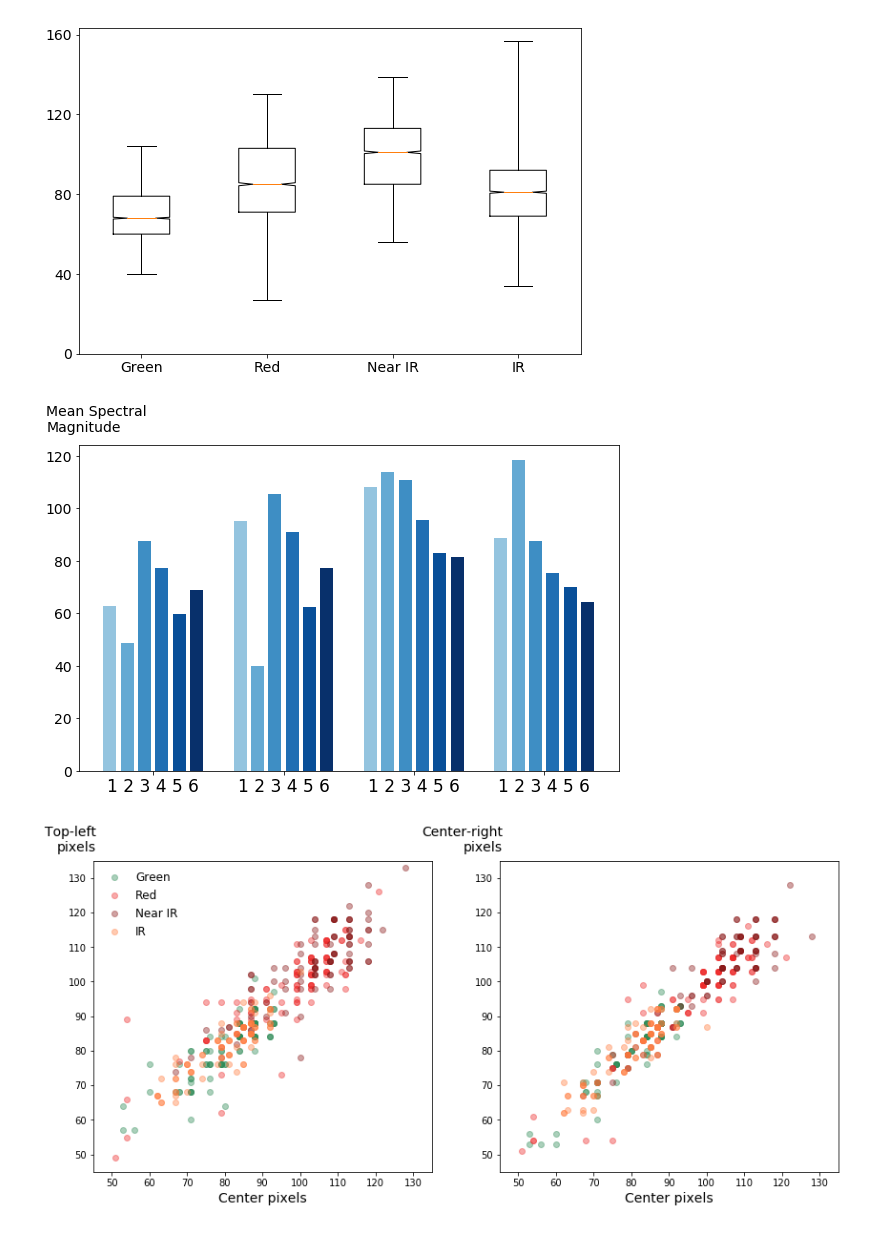
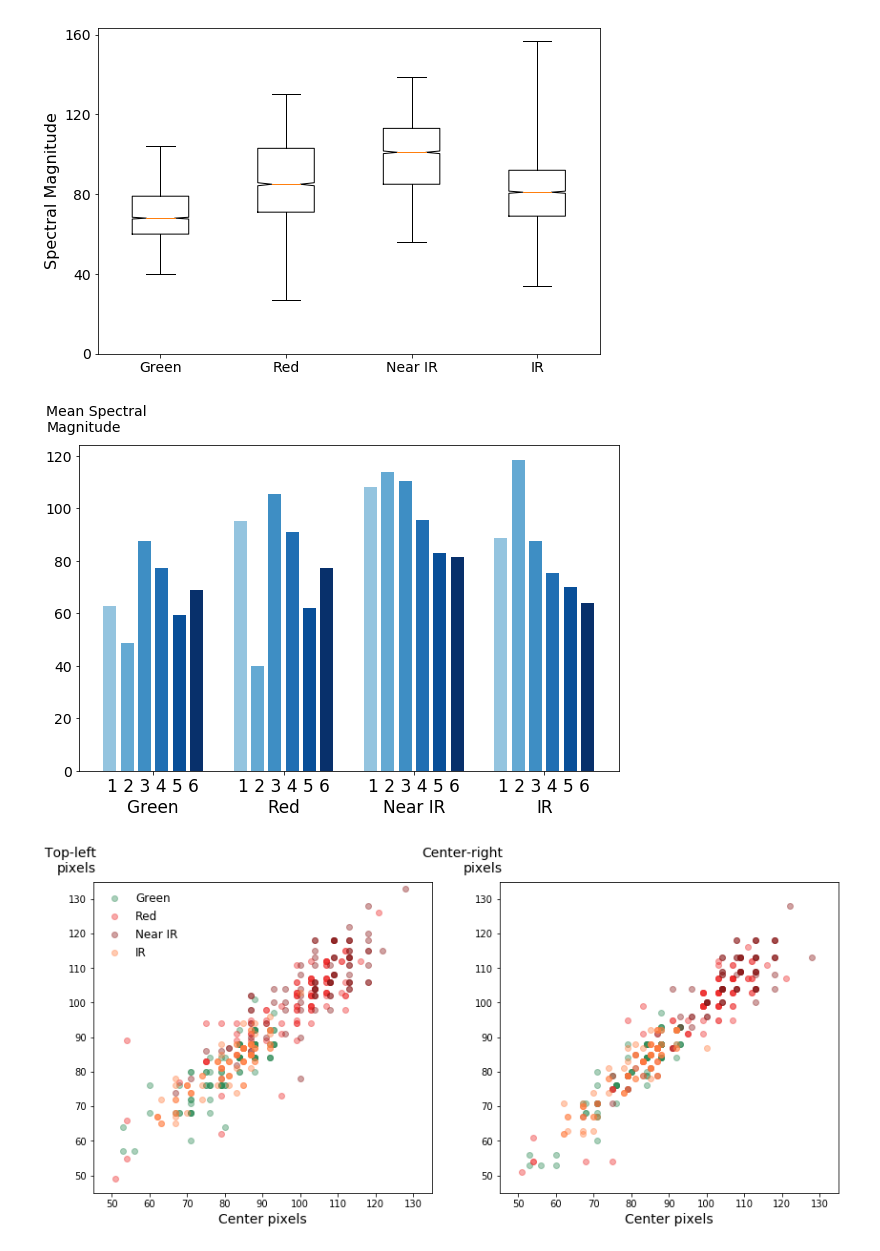
Before and after one commit to NeuroLaunch/Metis-Submissions, a Jupyter notebook: Project3_Week04_McNulty/McNulty_DataAssessment.ipynb, the cells around one changed output. Cells and saved outputs as stored; diff of their text form; code cells hidden in the pictures.

```diff
--- a/Project3_Week04_McNulty/McNulty_DataAssessment.ipynb
+++ b/Project3_Week04_McNulty/McNulty_DataAssessment.ipynb
@@ -11,0 +26,8 @@ import matplotlib.cm as cm
+# %%
+# Load the pre-defined training and test data sets #
+# I'll evaluate below if the train/test separation is reasonable.
+col_names = list(range(1,36+1))
+col_names.append('Labels')
+
+df_trainraw = pd.read_csv('data/sat.trn', sep=' ', header=None, names = col_names)
+df_testraw = pd.read_csv('data/sat.tst', sep=' ', header=None, names = col_names)
@@ -63,15 +111,18 @@ fig.savefig('supporting_files/ClassDistr.png',dpi=300)
 # %%
-# Look at the average magnitudes, across data points, for each of the spectral bands #
-sa_idx = list(range(1,34,4))   # first, get column indexes at all pixels for each component
-sb_idx = list(range(2,37,4))
-sc_idx = list(range(3,37,4))
-sd_idx = list(range(4,37,4))
-sa_mean = X_trainraw.iloc[:,sa_idx].mean(axis=1)
-sb_mean = X_trainraw.iloc[:,sb_idx].mean(axis=1)
-sc_mean = X_trainraw.iloc[:,sc_idx].mean(axis=1)
-sd_mean = X_trainraw.iloc[:,sd_idx].mean(axis=1)
+# Look at the magnitudes of all four spectral bands distributed across grid locations #
+# They are overlapping and reasonably centered with each other (within about 30 units).
+# Scaling won't be necessary (but will happen later anyway w/ PC analysis).
 
-sa_idx = 17                    # in this version, just grab center pixel's components
+# sa_idx = list(range(1,34,4))   # in this version, average across all pixels in each grid
+# sb_idx = list(range(2,37,4))
+# sc_idx = list(range(3,37,4))
+# sd_idx = list(range(4,37,4))
+# sa_mean = X_trainraw.iloc[:,sa_idx].mean(axis=1)
+# sb_mean = X_trainraw.iloc[:,sb_idx].mean(axis=1)
+# sc_mean = X_trainraw.iloc[:,sc_idx].mean(axis=1)
+# sd_mean = X_trainraw.iloc[:,sd_idx].mean(axis=1)
+
+sa_idx = 17                    # in this version, just use the center pixel
 sb_idx = 18
 sc_idx = 19
 sd_idx = 20
@@ -83,39 +134,42 @@ sd_mean = X_trainraw.iloc[:,sd_idx]
 plt.boxplot([sa_mean, sb_mean, sc_mean, sd_mean], notch=True, whis=10);
 plt.xticks(np.arange(1,5), ['Green','Red','Near IR','IR'], fontsize=14);
 plt.yticks(np.arange(0,161,40), fontsize=14)
+plt.ylabel('Spectral Magnitude', fontsize=16)
 
 ax = plt.gca(); fig = plt.gcf()
 fig.set_figwidth(9); fig.set_figheight(6)
 fig.savefig('supporting_files/SpectralDistr.png', dpi=300)
 # %% [output]
-[figure, old version]
+[figure, new version]
 # %%
-# Display mean spectral components of each of the 6 terrain types #
+# Display average spectral components of each of the 6 terrain types #
+# This gives an idea of how much each channel differs from others, in terms of spectral content.
+# So, the classifier essentially has to train on noisy version of these "spectral signatures".
 df_temp = pd.DataFrame({'a':sa_mean,'b':sb_mean,'c':sc_mean,'d':sd_mean,'Labels':y_trainraw})
 df_classavg = df_temp.groupby('Labels').mean()
 
 colorvec = cm.Blues(np.linspace(.4,1,6))
 bins = np.arange(-1,1.1,.4) + 0
 plt.bar(bins, df_classavg['a'], .3, align='center', color = colorvec);
 bins = np.arange(-1,1.1,.4) + 3
 plt.bar(bins, df_classavg['b'], .3, align='center', color = colorvec);
 bins = np.arange(-1,1.1,.4) + 6
 plt.bar(bins, df_classavg['c'], .3, align='center', color = colorvec);
 bins = np.arange(-1,1.1,.4) + 9
 plt.bar(bins, df_classavg['d'], .3, align='center', color = colorvec);
 
-plt.xticks([0,3,6,9], ['1 2 3 4 5 6','1 2 3 4 5 6',
-                       '1 2 3 4 5 6','1 2 3 4 5 6'],
+plt.xticks([0,3,6,9], ['1 2 3 4 5 6\nGreen','1 2 3 4 5 6\nRed',
+                       '1 2 3 4 5 6\nNear IR','1 2 3 4 5 6\nIR'],
                         fontsize=17);
 plt.yticks(fontsize=14)
 
 ax = plt.gca(); fig = plt.gcf()
 ax.set_ylabel('Mean Spectral\nMagnitude', fontsize=14, rotation = 0, ha='left')
 ax.yaxis.set_label_coords(-0.06,1.03)
 
 fig.set_figwidth(10); fig.set_figheight(6)
 fig.subplots_adjust(left=0.15)
-fig.savefig('supporting_files/ClassSpectra.png', dpi=300)
+fig.savefig('supporting_files/ClassSpectra.svg', dpi=300)
 # %% [output]
-[figure, old version]
+[figure, new version]
 # %%
```
Also changed, not shown: parts of 13 cells of this notebook, 12 other files.
